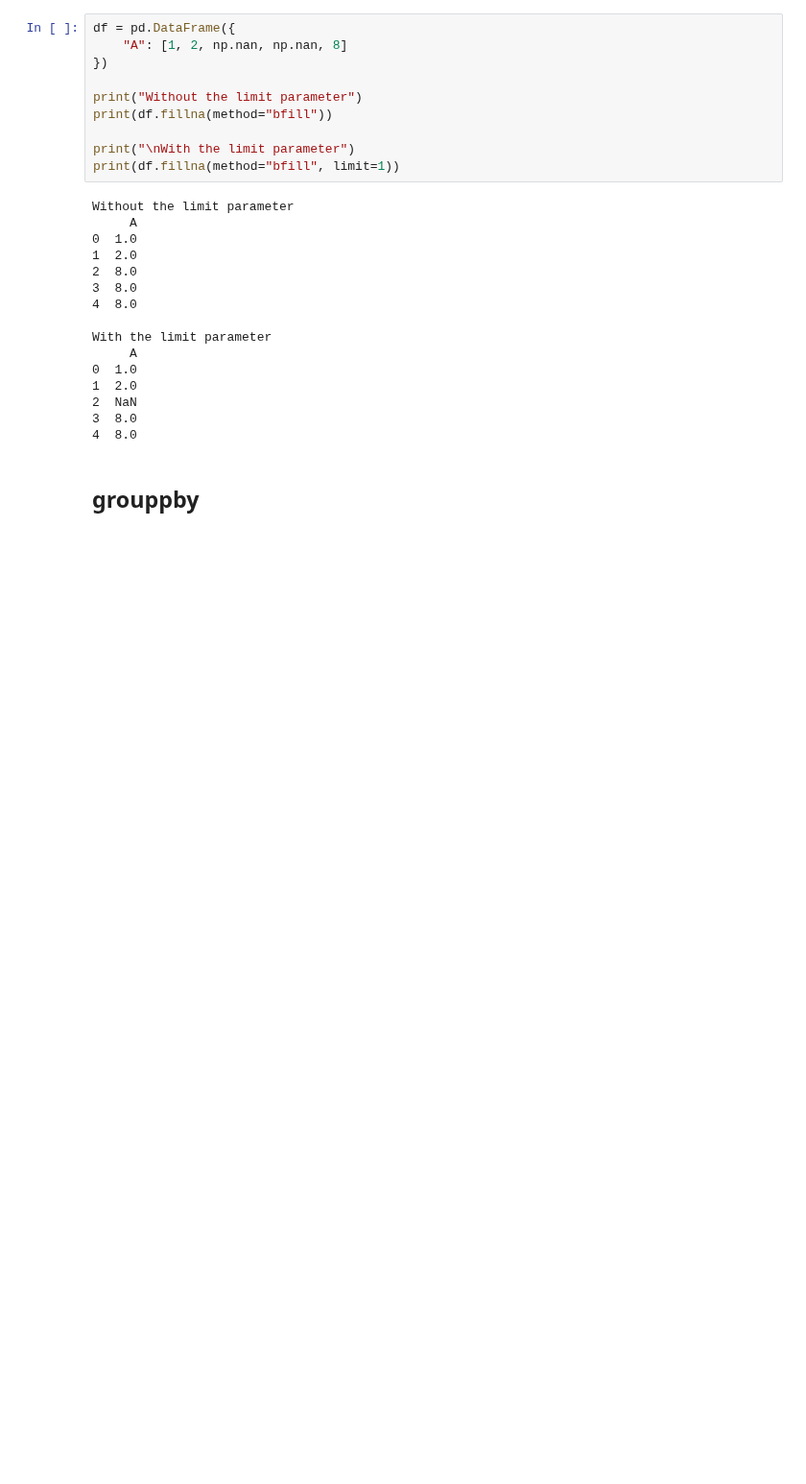
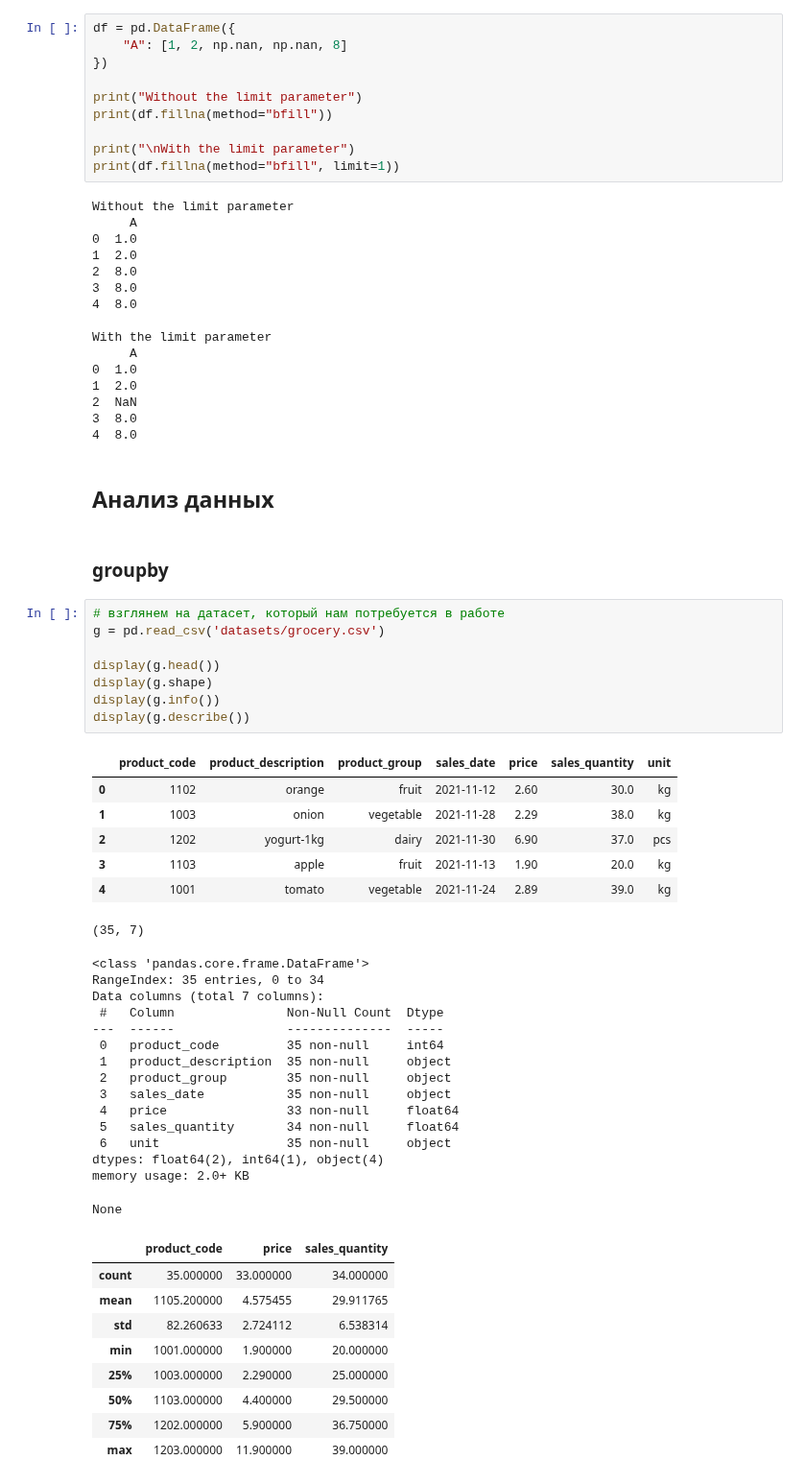
Before and after one commit to Korablinr54/Python, a Jupyter notebook: Pandas/Pandas.ipynb, the cells around one changed output. Shown at 96% size. Saved outputs shown, nothing was run; the diff lists cells and outputs as text; blank space fills up the shorter version.

Commit message:
Группировка данных ч.1

```diff
--- a/Pandas/Pandas.ipynb
+++ b/Pandas/Pandas.ipynb
@@ -1392,5 +1392,47 @@ With the limit parameter
 2  NaN
 3  8.0
 4  8.0
+# %% [markdown]
+## Анализ данных
 # %% [markdown]
-## grouppby
+### groupby
+# %%
+# взглянем на датасет, который нам потребуется в работе
+g = pd.read_csv('datasets/grocery.csv')
+
+display(g.head())
+display(g.shape)
+display(g.info())
+display(g.describe())
+# %% [output]
+|  | product_code | product_description | product_group | sales_date | price | sales_quantity | unit |
+| 0 | 1102 | orange | fruit | 2021-11-12 | 2.60 | 30.0 | kg |
+| 1 | 1003 | onion | vegetable | 2021-11-28 | 2.29 | 38.0 | kg |
+| 2 | 1202 | yogurt-1kg | dairy | 2021-11-30 | 6.90 | 37.0 | pcs |
+| 3 | 1103 | apple | fruit | 2021-11-13 | 1.90 | 20.0 | kg |
+| 4 | 1001 | tomato | vegetable | 2021-11-24 | 2.89 | 39.0 | kg |
+(35, 7)
+<class 'pandas.core.frame.DataFrame'>
+RangeIndex: 35 entries, 0 to 34
+Data columns (total 7 columns):
+ #   Column               Non-Null Count  Dtype
+---  ------               --------------  -----
+ 0   product_code         35 non-null     int64
+ 1   product_description  35 non-null     object
+ 2   product_group        35 non-null     object
+ 3   sales_date           35 non-null     object
+ 4   price                33 non-null     float64
+ 5   sales_quantity       34 non-null     float64
+ 6   unit                 35 non-null     object
+dtypes: float64(2), int64(1), object(4)
+memory usage: 2.0+ KB
+None
+|  | product_code | price | sales_quantity |
+| count | 35.000000 | 33.000000 | 34.000000 |
+| mean | 1105.200000 | 4.575455 | 29.911765 |
+| std | 82.260633 | 2.724112 | 6.538314 |
+| min | 1001.000000 | 1.900000 | 20.000000 |
+| 25% | 1003.000000 | 2.290000 | 25.000000 |
+| 50% | 1103.000000 | 4.400000 | 29.500000 |
+| 75% | 1202.000000 | 5.900000 | 36.750000 |
+| max | 1203.000000 | 11.900000 | 39.000000 |
```
Also changed, not shown: parts of 2 cells of this notebook, 1 other file.
